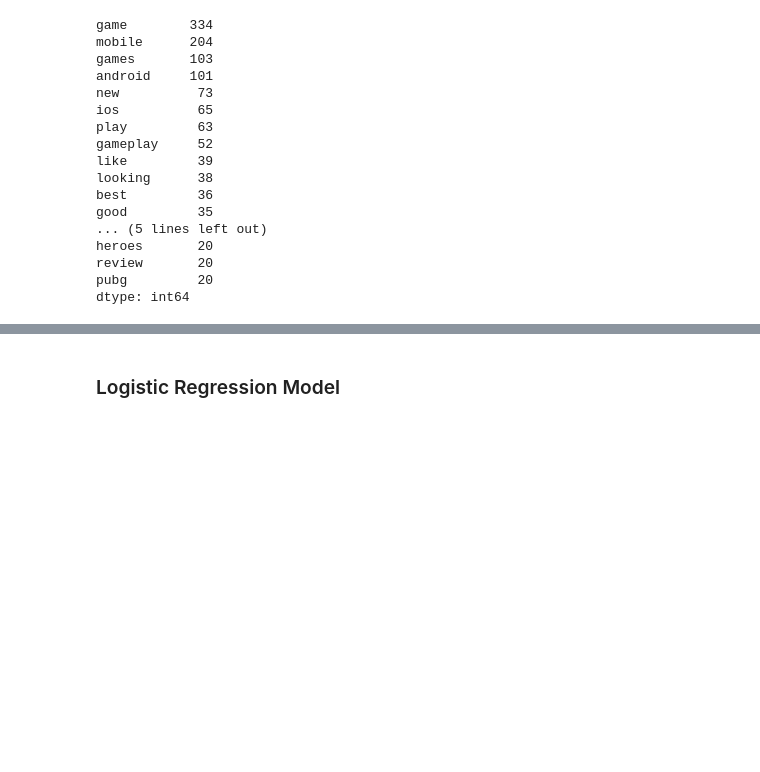
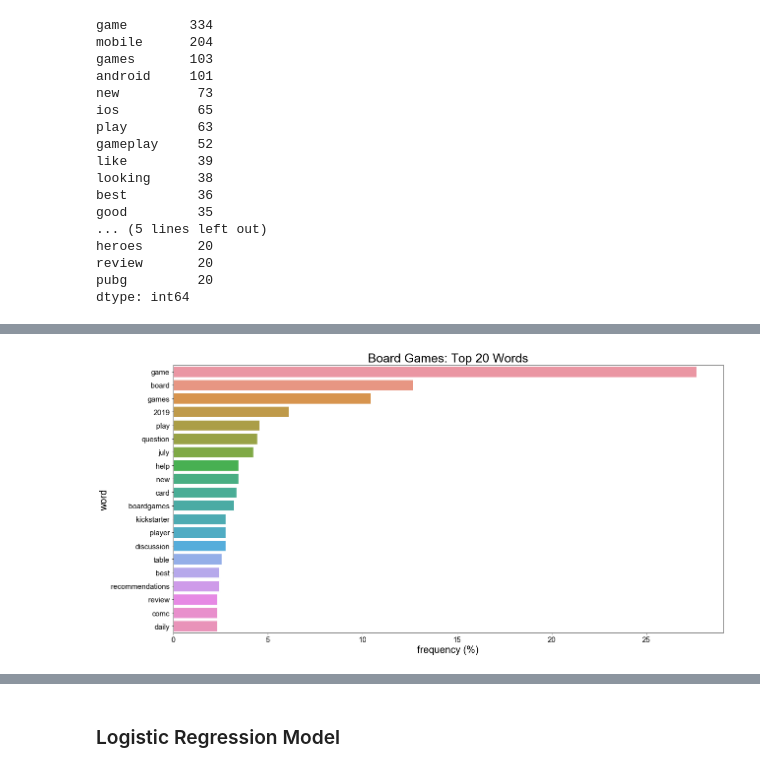
Before and after one commit to cheekeet86/project_3, a Jupyter notebook: code/project_3.ipynb, the cells around one changed output, grey strips where cells are left out. Saved outputs shown, nothing was run; the diff lists cells and outputs as text; code cells hidden in the pictures; blank space fills up the shorter version.

```diff
--- a/code/project_3.ipynb
+++ b/code/project_3.ipynb
@@ -518,8 +493,8 @@ print(len_features)
 
 df_a_cv = pd.DataFrame(cvec.transform(df_a[features]).todense(),columns=cvec.get_feature_names())
 
-top_words_a = df_a_cv.sum(axis=0)
-top_words_a.sort_values(ascending = False).head(20)
+top_a = df_a_cv.sum(axis=0)
+top_a.sort_values(ascending = False).head(20)
 # %% [output]
 2111
 game               249
@@ -595,0 +547,12 @@ dtype: int64
+# %%
+# get top words in df_a
+
+df_top_a = top_a.to_frame(name='count')
+df_top_a['word'] = df_top_a.index
+df_top_a.reset_index(drop=True, inplace=True)
+df_top_a['freq'] = df_top_a['count'] / len(df_a) * 100
+
+cols = ['word','count','freq']
+df_top_a = df_top_a[cols]
+df_top_a.sort_values(by='count',ascending=False, inplace=True)
+df_top_a.head(10)
@@ -595,0 +595,14 @@ dtype: int64
+# %%
+plt.figure(figsize=(20,10))
+plt.title('Board Games: Top 20 Words',fontsize=25)
+
+sns.set_style("whitegrid")
+sns.barplot(data=df_top_a.head(20),x='freq',y='word',orient='h')
+
+plt.xlabel('frequency (%)',fontsize=20)
+plt.ylabel('word',fontsize=20)
+plt.tick_params(labelsize=15)
+
+#boardgames Daily Discussion and Game Recommendations (July 17, 2019)'
+# %% [output]
+[figure, added]
```
Also changed, not shown: parts of 28 cells of this notebook.
